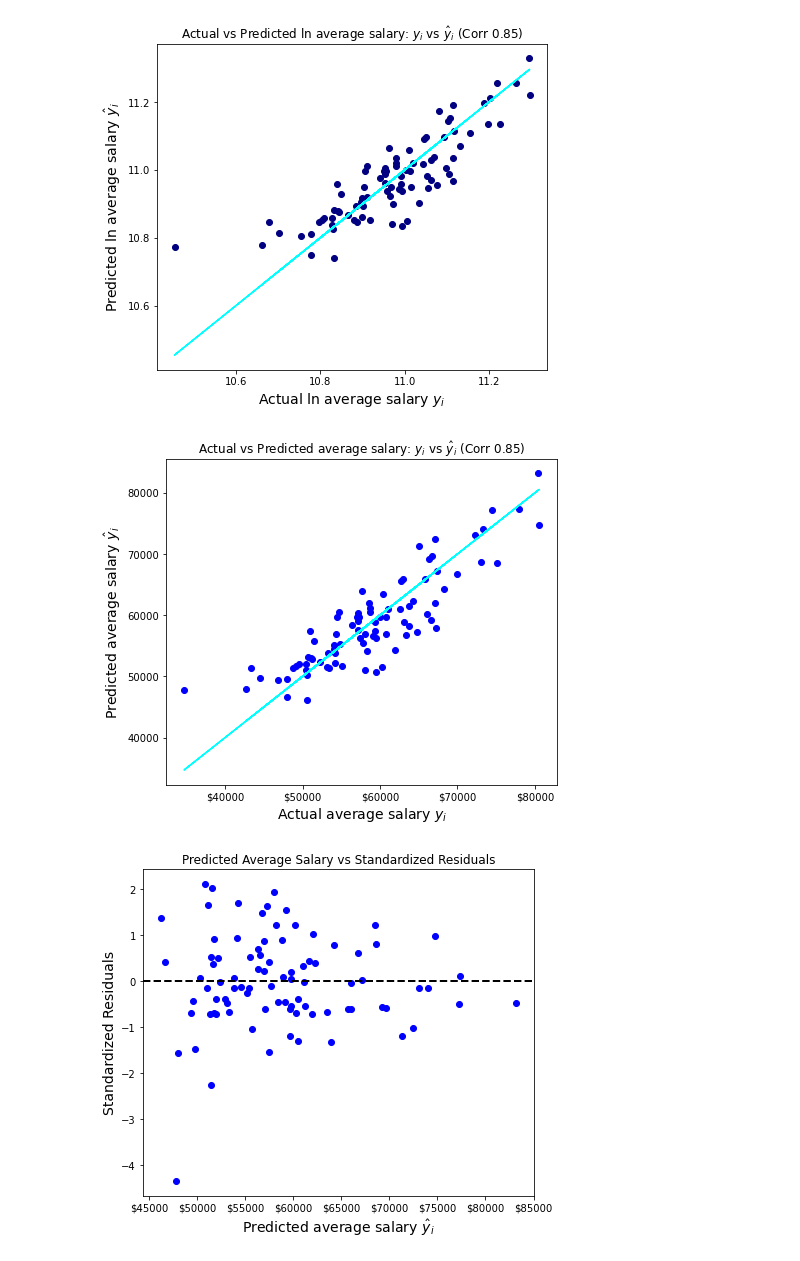
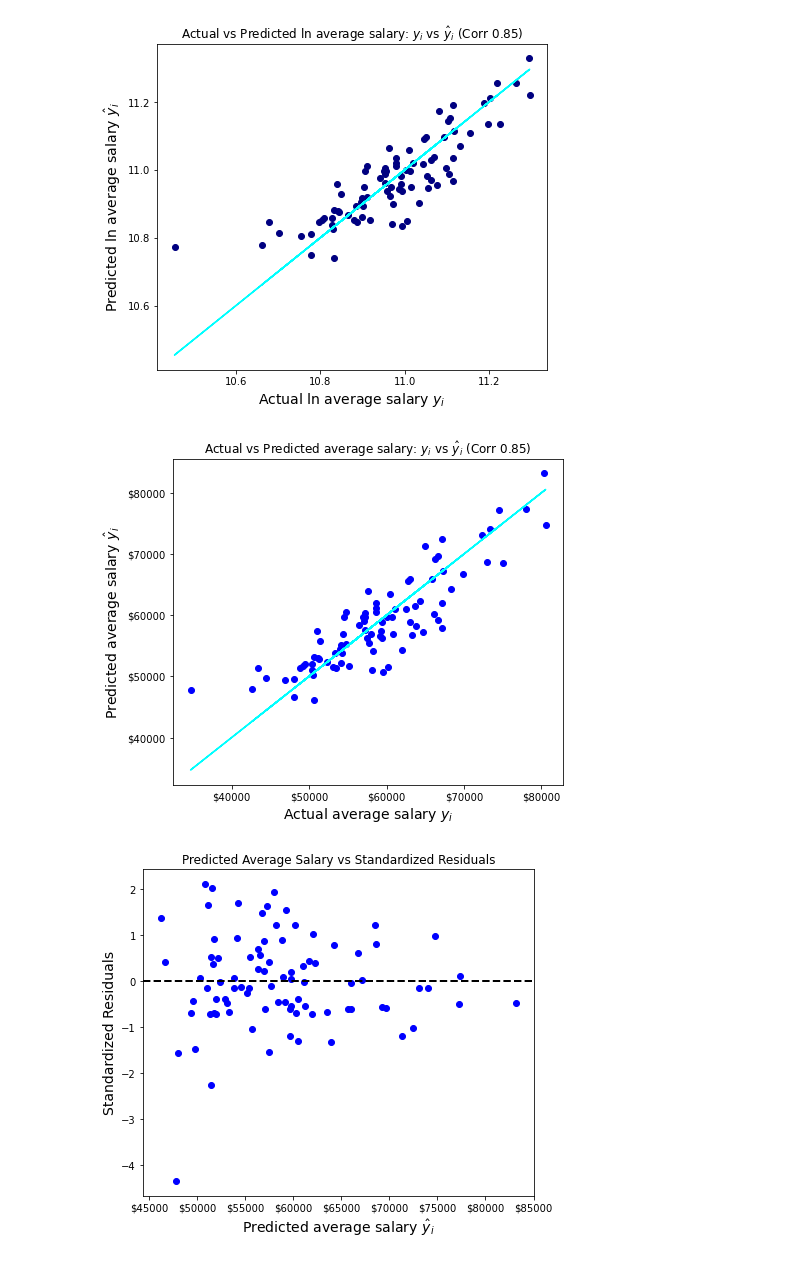
Before and after one commit to MawadaMF/DSO510, a Jupyter notebook: Final Model/final_model.ipynb, the cells around one changed output. Saved outputs shown, nothing was run; the diff lists cells and outputs as text; code cells hidden in the pictures.

Commit message:
Update plot

```diff
--- a/Final Model/final_model.ipynb
+++ b/Final Model/final_model.ipynb
@@ -102,13 +102,14 @@ plt.title(f'Actual vs Predicted ln average salary: $y _i$ vs $\hat y_i$ (Corr {c
 # %%
 # Plot actual average salary vs predicted average salary
 plt.scatter(x=np.e**ln_average_salary,y=np.e**result.fittedvalues, c = 'blue')
 plt.plot(np.e**ln_average_salary,np.e**ln_average_salary,color='cyan')
 plt.xlabel('Actual average salary $y _i$', fontsize=14)
 plt.ylabel('Predicted average salary $\hat y _i$', fontsize=14)
 plt.xticks(range(40000, 90000, 10000),[f'${num}' for num in range(40000, 90000, 10000)])
+plt.yticks(range(40000, 90000, 10000),[f'${num}' for num in range(40000, 90000, 10000)])
 plt.title(f'Actual vs Predicted average salary: $y _i$ vs $\hat y_i$ (Corr {corr})');
 # %% [output]
-[figure, old version]
+[figure, new version]
 # %%
 # Obtain standardized residuals
 influence = result.get_influence()
```
Also changed, not shown: parts of 1 cell of this notebook.
